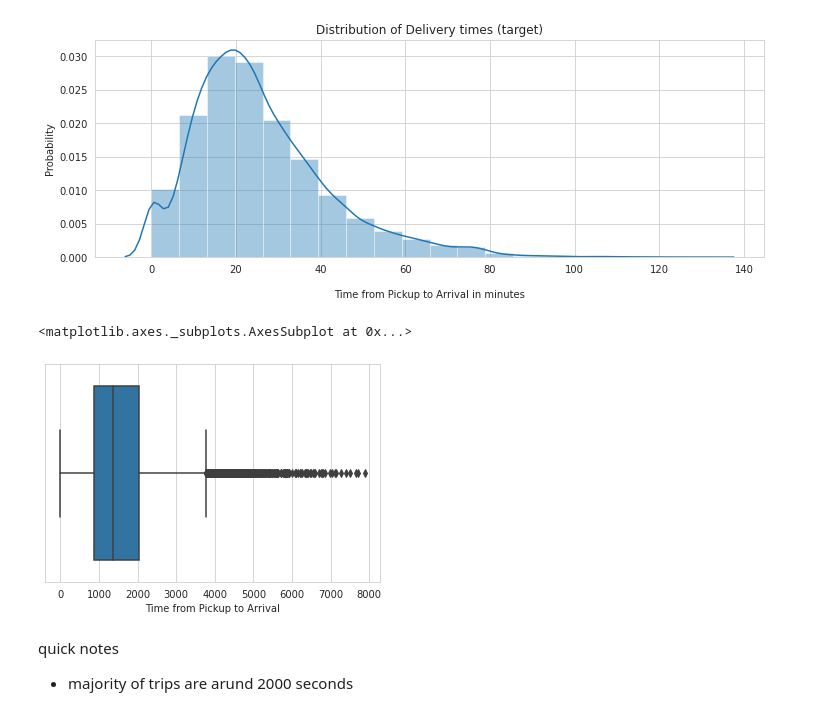
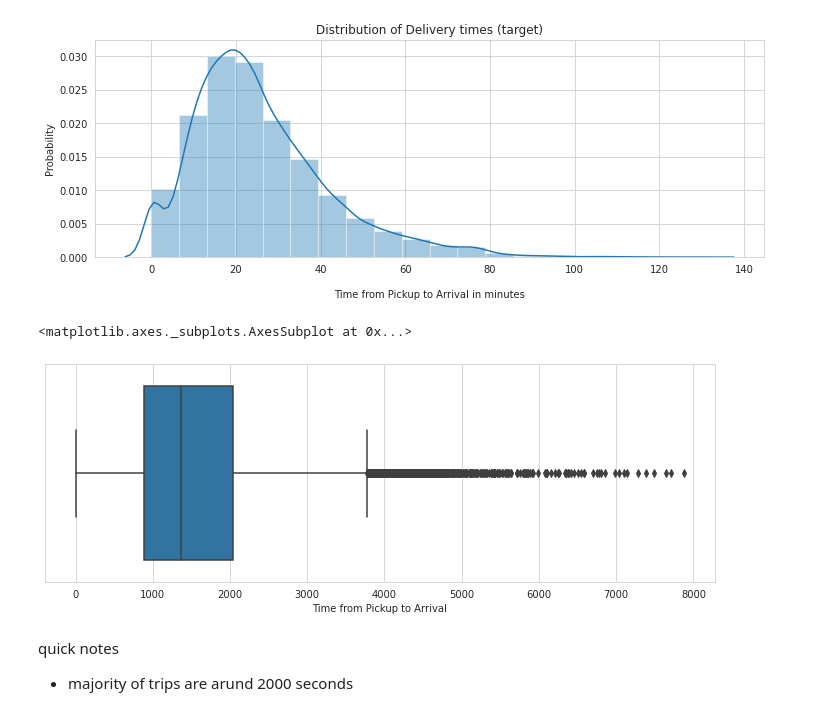
Before and after one commit to Dominic-byte/Team-13-Regression-Predict, a Jupyter notebook: Sendy_regressor.ipynb, the cells around one changed output. Saved outputs shown, nothing was run; the diff lists cells and outputs as text; code cells hidden in the pictures.

```diff
--- a/Sendy_regressor.ipynb
+++ b/Sendy_regressor.ipynb
@@ -206,7 +211,7 @@ def data_preprocessing(df, na_thresh = 0, strategy = 'mean'):
   old = cdf.memory_usage().sum()
   # Create lists of columns to change
   integers = [col for col in cdf.columns if cdf[col].dtypes == 'int64']
-  floats = [col for col in cdf.columns if cdf[col].dtypes == 'float64']
+  floats = [col for col in cdf.columns if cdf[col].dtypes == 'float64'] + [target]
   time_cols = [col for col in cdf.columns if col.endswith("Time")]
 
   # Reduce size of data storage types
@@ -219,26 +224,6 @@ def data_preprocessing(df, na_thresh = 0, strategy = 'mean'):
   if 'Distance (KM)' in cdf.columns:
     cdf['Distance (KM)'] = cdf['Distance (KM)'].astype('float16')
 
-  # Dropping NaN's
-  for col in cdf.columns:
-    missing = cdf[col].isnull().sum()/len(cdf)
-    if missing > na_thresh:
-      cdf.drop(columns=col, inplace=True)
-
-  # Filling NaN's
-  for col in cdf.columns:
-    if cdf[col].isnull().sum() > 0:
-      if cdf[col].dtypes == 'object':
-        cdf[col].fillna(cdf[col].mode(), inplace=True)
-      elif strategy == 'mean':
-        cdf[col].fillna(round(cdf[col].mean()), inplace=True)
-      elif strategy == 'median':
-        cdf[col].fillna(round(cdf[col].median()), inplace=True)
-      elif strategy == 'rolling':
-        cdf[col].fillna(cdf[col].rolling(7).mean(), inplace=True)
-      else:
-        raise ValueError
-
   new = cdf.memory_usage().sum()
   print("Bytes\t","\nOld:\t", str(old), "\nNew:\t", "("+str(new)+")", "\nSaved:\t", str(old - new))
   return cdf
@@ -288,11 +278,11 @@ plt.show()
 [figure]
 # %%
 # Outliers
-
+fig = plt.figure(figsize=(12,4))
 sns.boxplot(x=target,data=eda_df)
 # %% [output]
 <matplotlib.axes._subplots.AxesSubplot at 0x...>
-[figure, old version]
+[figure, new version]
 # %% [markdown]
 quick notes
  - majority of trips are arund 2000 seconds
```
Also changed, not shown: parts of 20 cells of this notebook.
